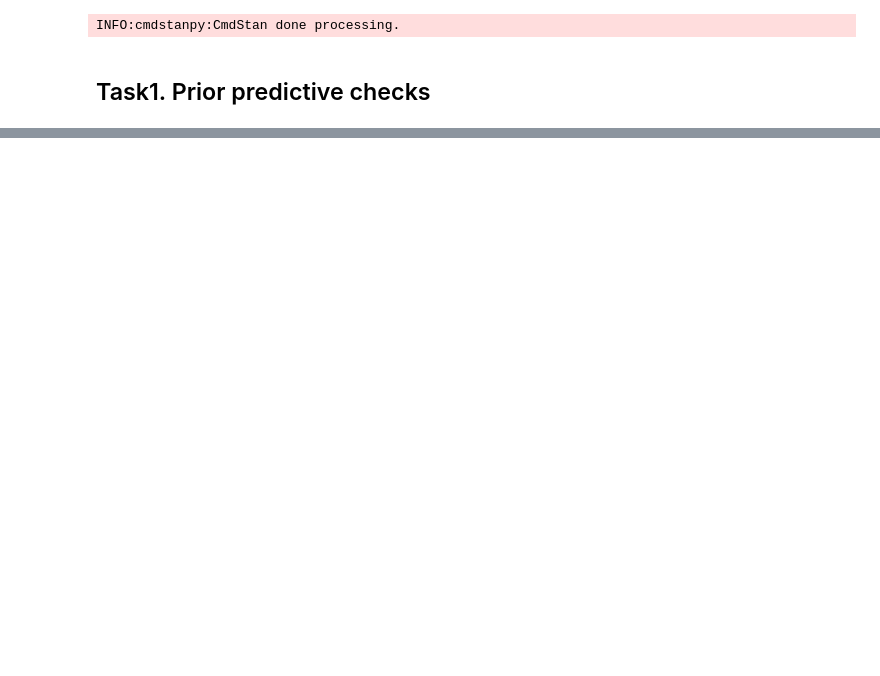
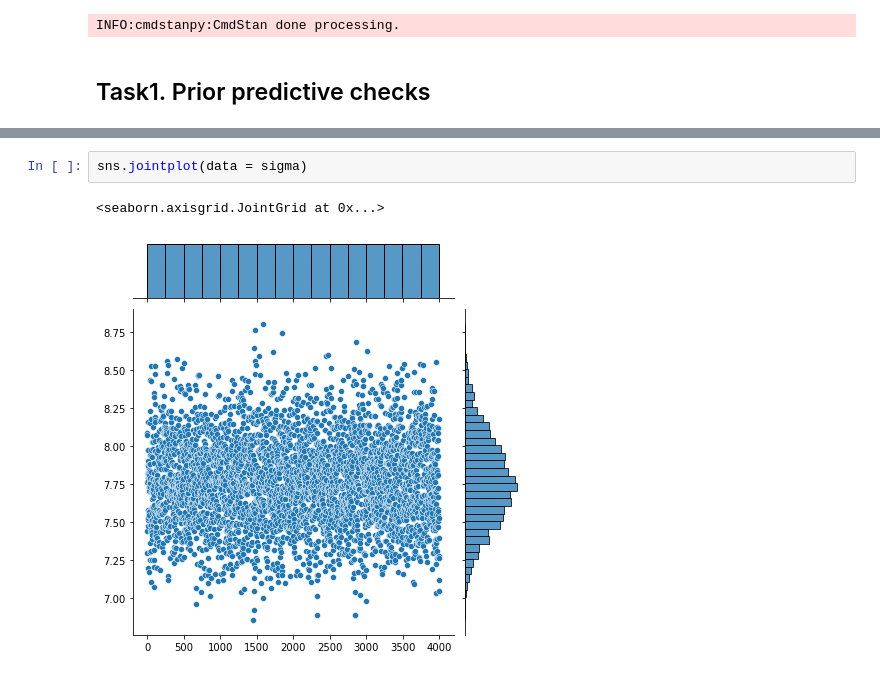
Before and after one commit to Truos/DataAnalytics, a Jupyter notebook: L04/Ex1.ipynb, the cells around one changed output, grey strips where cells are left out. Drawn from its saved outputs; the diff is of its cells as text; blank space fills up the shorter version.

```diff
--- a/L04/Ex1.ipynb
+++ b/L04/Ex1.ipynb
@@ -45,0 +72,5 @@ INFO:cmdstanpy:CmdStan done processing.
+# %%
+sns.jointplot(data = sigma)
+# %% [output]
+<seaborn.axisgrid.JointGrid at 0x...>
+[figure, added]
```
Also changed, not shown: parts of 28 cells of this notebook, 1 other file.
